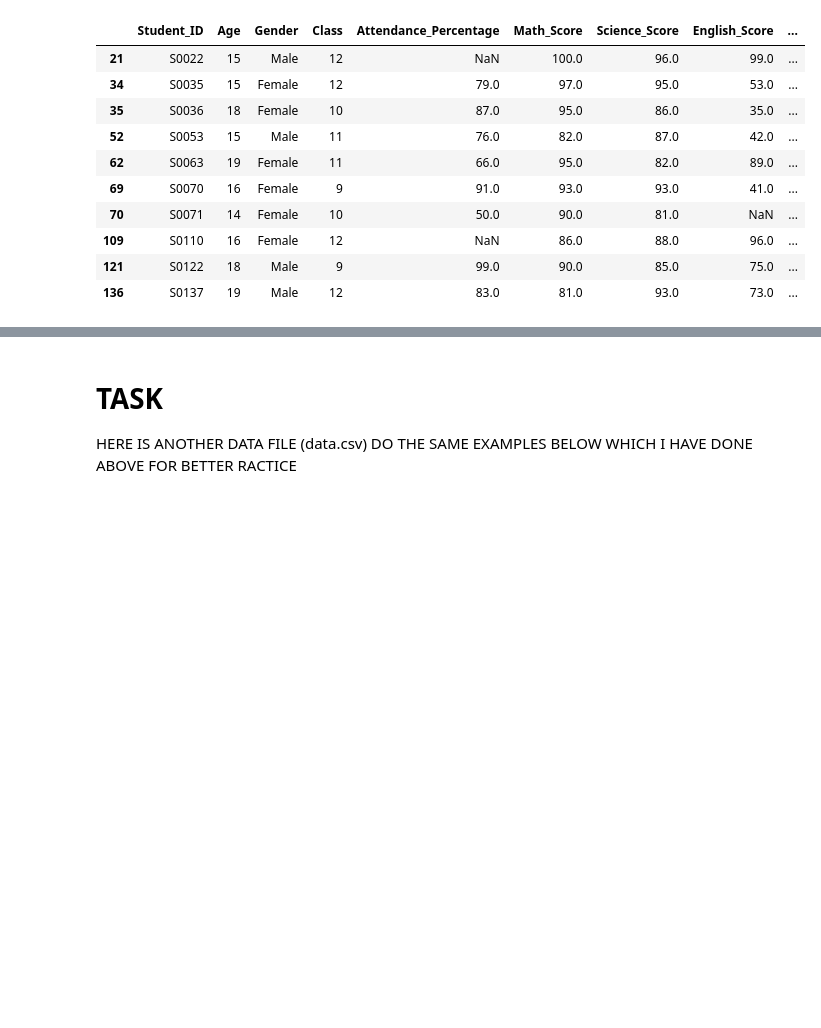
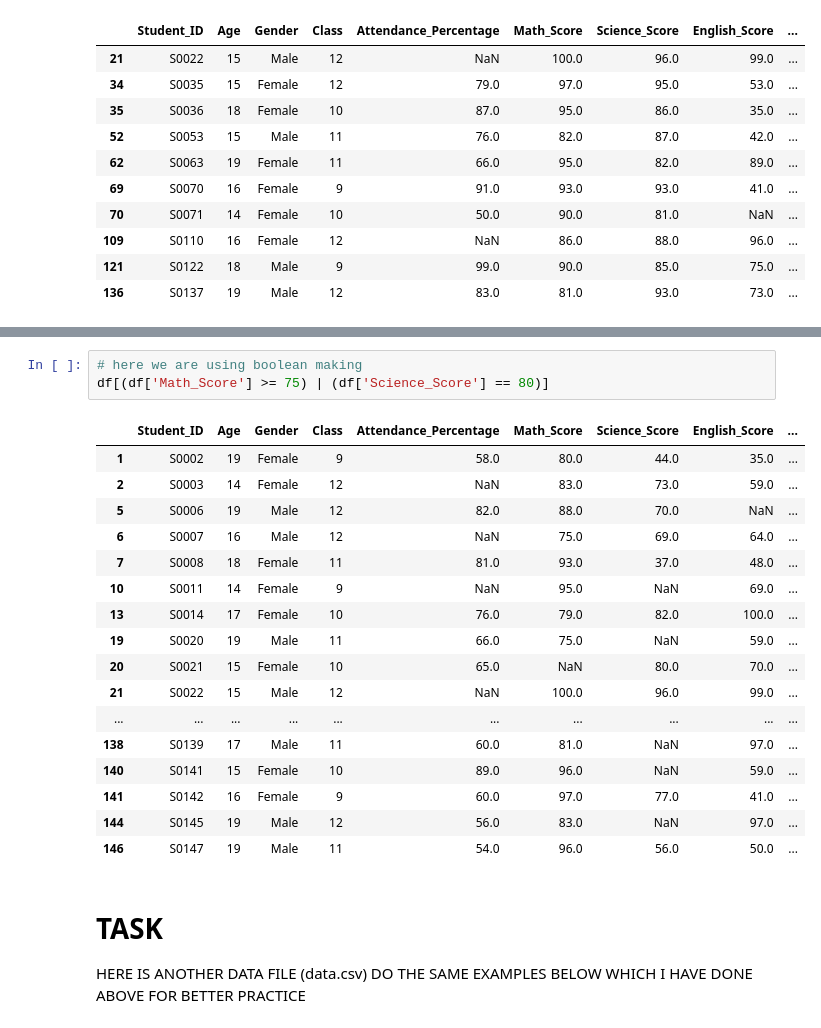
Before and after one commit to Pragnesh-10/Pandas_Notes, a Jupyter notebook: 08_filtering.ipynb, the cells around one changed output, grey strips where cells are left out. Drawn from its saved outputs; the diff is of its cells as text; blank space fills up the shorter version.

```diff
--- a/08_filtering.ipynb
+++ b/08_filtering.ipynb
@@ -92,6 +169,27 @@ df[f1&f2]
+# %%
+# here we are using boolean making
+df[(df['Math_Score'] >= 75) | (df['Science_Score'] == 80)]
+# %% [output]
+|  | Student_ID | Age | Gender | Class | Attendance_Percentage | Math_Score | Science_Score | English_Score | ... |
+| 1 | S0002 | 19 | Female | 9 | 58.0 | 80.0 | 44.0 | 35.0 | ... |
+| 2 | S0003 | 14 | Female | 12 | NaN | 83.0 | 73.0 | 59.0 | ... |
+| 5 | S0006 | 19 | Male | 12 | 82.0 | 88.0 | 70.0 | NaN | ... |
+| 6 | S0007 | 16 | Male | 12 | NaN | 75.0 | 69.0 | 64.0 | ... |
+| 7 | S0008 | 18 | Female | 11 | 81.0 | 93.0 | 37.0 | 48.0 | ... |
+| 10 | S0011 | 14 | Female | 9 | NaN | 95.0 | NaN | 69.0 | ... |
+| 13 | S0014 | 17 | Female | 10 | 76.0 | 79.0 | 82.0 | 100.0 | ... |
+| 19 | S0020 | 19 | Male | 11 | 66.0 | 75.0 | NaN | 59.0 | ... |
+| 20 | S0021 | 15 | Female | 10 | 65.0 | NaN | 80.0 | 70.0 | ... |
+| 21 | S0022 | 15 | Male | 12 | NaN | 100.0 | 96.0 | 99.0 | ... |
+| ... | ... | ... | ... | ... | ... | ... | ... | ... | ... |
+| 138 | S0139 | 17 | Male | 11 | 60.0 | 81.0 | NaN | 97.0 | ... |
+| 140 | S0141 | 15 | Female | 10 | 89.0 | 96.0 | NaN | 59.0 | ... |
+| 141 | S0142 | 16 | Female | 9 | 60.0 | 97.0 | 77.0 | 41.0 | ... |
+| 144 | S0145 | 19 | Male | 12 | 56.0 | 83.0 | NaN | 97.0 | ... |
+| 146 | S0147 | 19 | Male | 11 | 54.0 | 96.0 | 56.0 | 50.0 | ... |
 # %% [markdown]
 # TASK
-HERE IS ANOTHER DATA FILE (data.csv) DO THE SAME EXAMPLES BELOW WHICH I HAVE DONE ABOVE FOR BETTER RACTICE
+HERE IS ANOTHER DATA FILE (data.csv) DO THE SAME EXAMPLES BELOW WHICH I HAVE DONE ABOVE FOR BETTER PRACTICE
 # %%
 import pandas as pd
 df = pd.read_csv('data.csv')
```
Also changed, not shown: parts of 8 cells of this notebook, 8 other files.
